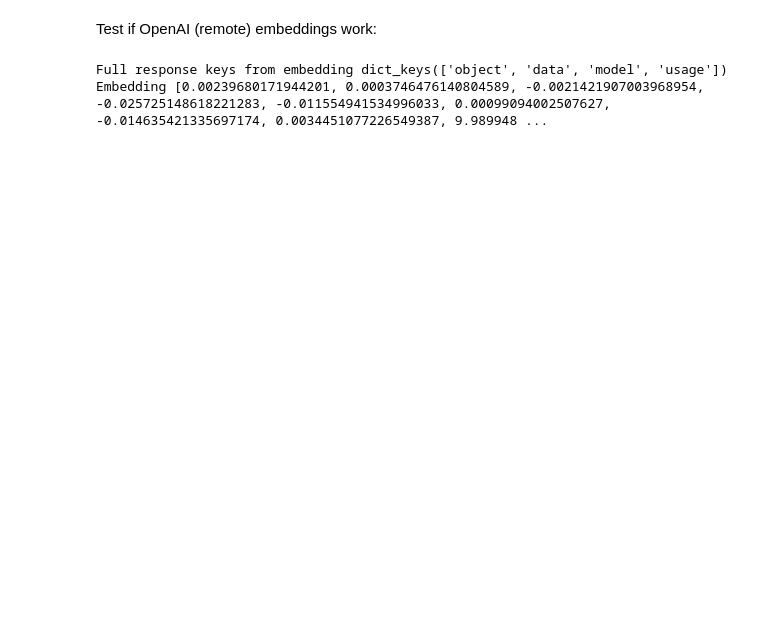
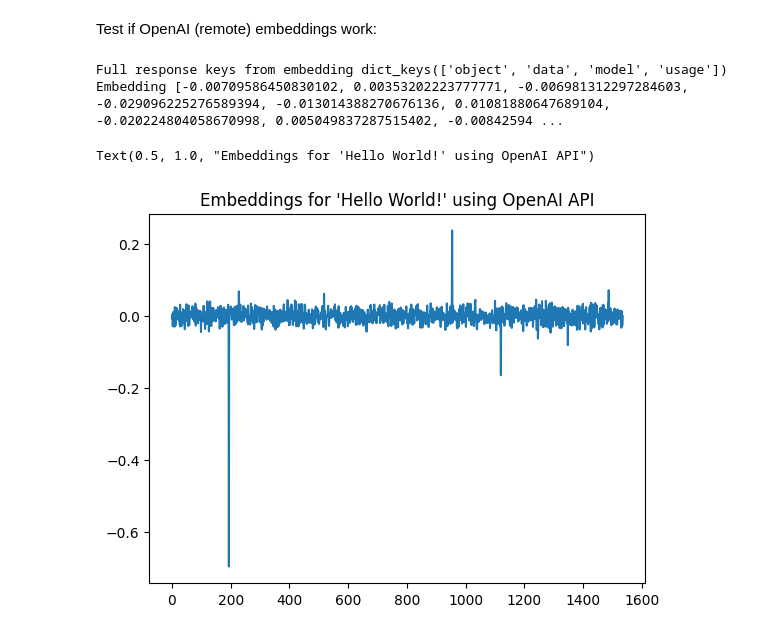
Before and after one commit to neuron-vision/azure-openai-in-a-day-workshop, a Jupyter notebook: langchain_exercises/01_quickstart.ipynb, the cells around one changed output. Cells and saved outputs as stored; diff of their text form; code cells hidden in the pictures; blank space fills up the shorter version.

```diff
--- a/langchain_exercises/01_quickstart.ipynb
+++ b/langchain_exercises/01_quickstart.ipynb
@@ -112,11 +104,16 @@ Got embeddings with shape (1, 384)
 Test if OpenAI (remote) embeddings work:
 # %%
 #Use it only once and then the local embeddings.
-response = openai.Embedding.create(input="Hello World!", engine=EMBEDDING_MODEL)
+response = openai.Embedding.create(input="Hello World", engine=EMBEDDING_MODEL)
 print("Full response keys from embedding", response.keys())
 
 e = response["data"][0]["embedding"]
 print("Embedding", e[:10], "...") # Print only first 10 values
+
+plt.plot(e)
+plt.title("Embeddings for 'Hello World!' using OpenAI API")
 # %% [output]
 Full response keys from embedding dict_keys(['object', 'data', 'model', 'usage'])
-Embedding [0.00239680171944201, 0.0003746476140804589, -0.0021421907003968954, -0.025725148618221283, -0.011554941534996033, 0.00099094002507627, -0.014635421335697174, 0.0034451077226549387, 9.989948 ...
+Embedding [-0.00709586450830102, 0.00353202223777771, -0.006981312297284603, -0.029096225276589394, -0.013014388270676136, 0.01081880647689104, -0.020224804058670998, 0.005049837287515402, -0.00842594 ...
+Text(0.5, 1.0, "Embeddings for 'Hello World!' using OpenAI API")
+[figure, added]
```
Also changed, not shown: parts of 7 cells of this notebook, 1 other file.
